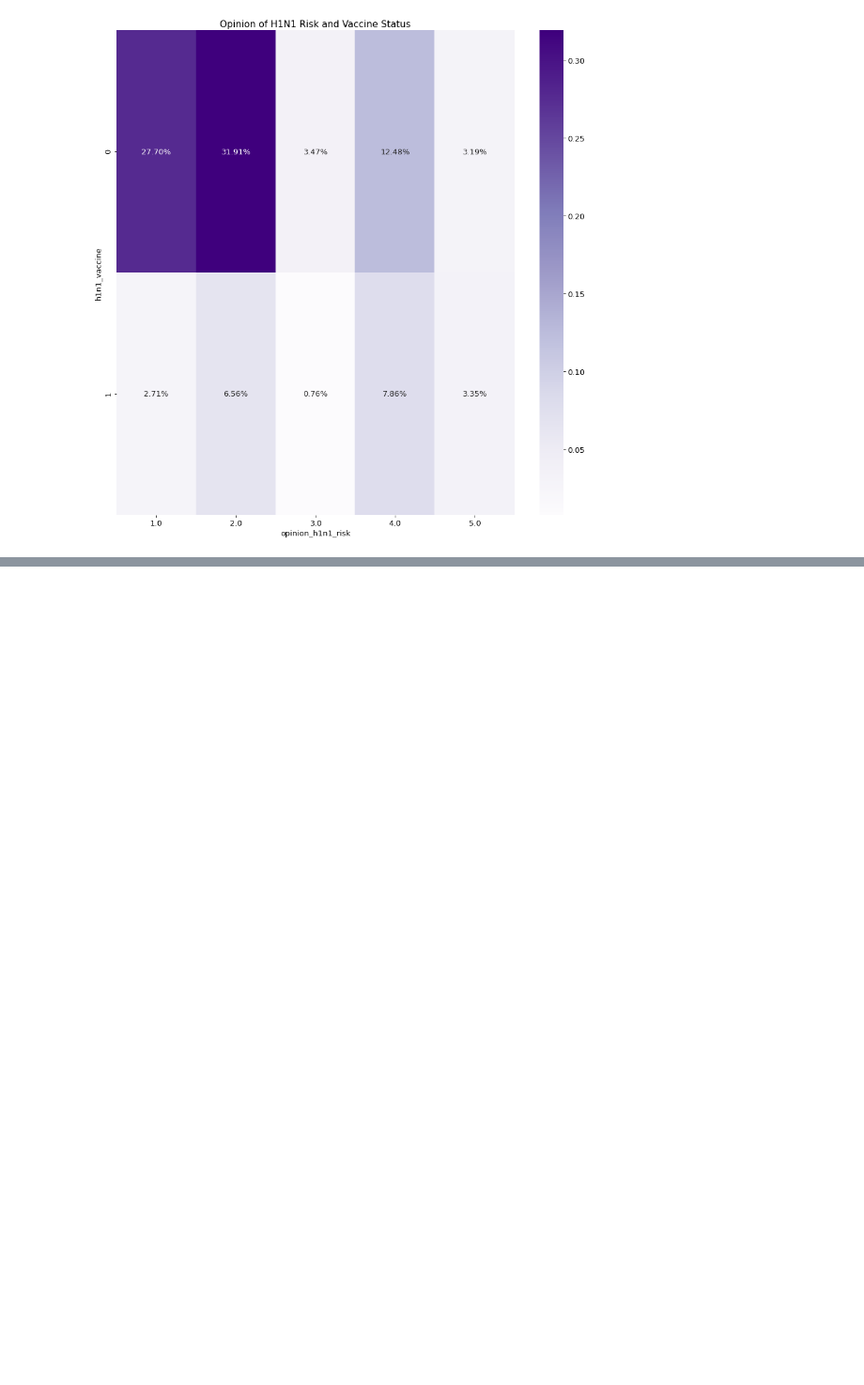
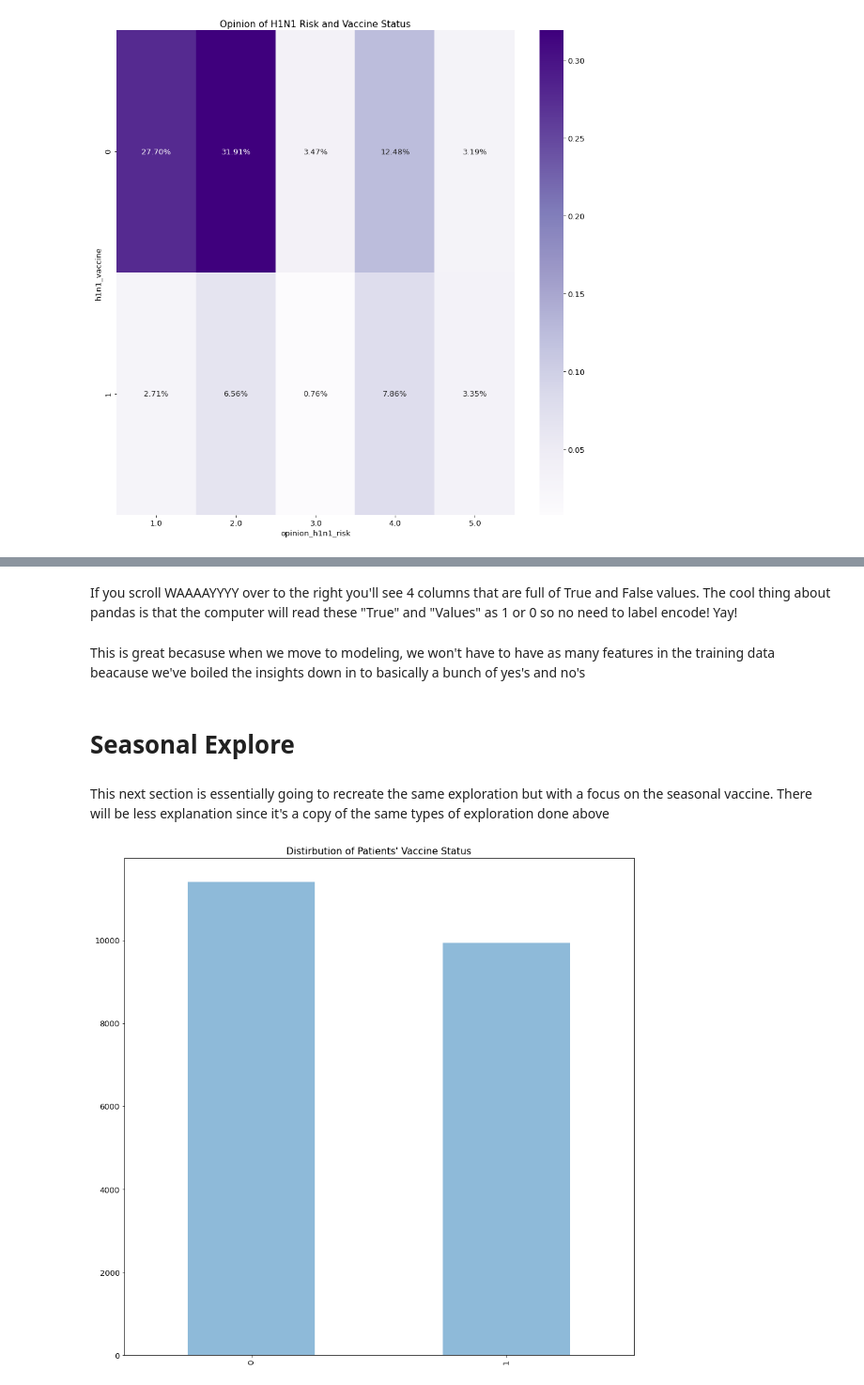
Before and after one commit to JadaShipp/predicting_flu, a Jupyter notebook: predicting_flu_vaccines_final.ipynb, the cells around one changed output, grey strips where cells are left out. Shown at 94% size. Drawn from its saved outputs; the diff is of its cells as text; code cells hidden in the pictures; blank space fills up the shorter version.

Commit message:
adding more seasonal explre

```diff
--- a/predicting_flu_vaccines_final.ipynb
+++ b/predicting_flu_vaccines_final.ipynb
@@ -182,0 +237,12 @@ explore.opinion_h1n1_status(h1n1_train)
+# %% [markdown]
+If you scroll WAAAAYYYY over to the right you'll see 4 columns that are full of True and False values. The cool thing about pandas is that the computer will read these "True" and "Values" as 1 or 0 so no need to label encode! Yay!
+# %% [markdown]
+This is great becasuse when we move to modeling, we won't have to have as many features in the training data beacause we've boiled the insights down in to basically a bunch of yes's and no's
+# %% [markdown]
+# Seasonal Explore
+# %% [markdown]
+This next section is essentially going to recreate the same exploration but with a focus on the seasonal vaccine. There will be less explanation since it's a copy of the same types of exploration done above
+# %%
+explore.distribution_of_seasonal_vaccine_status(seasonal_train)
+# %% [output]
+[figure, added]
```
Also changed, not shown: parts of 11 cells of this notebook.
